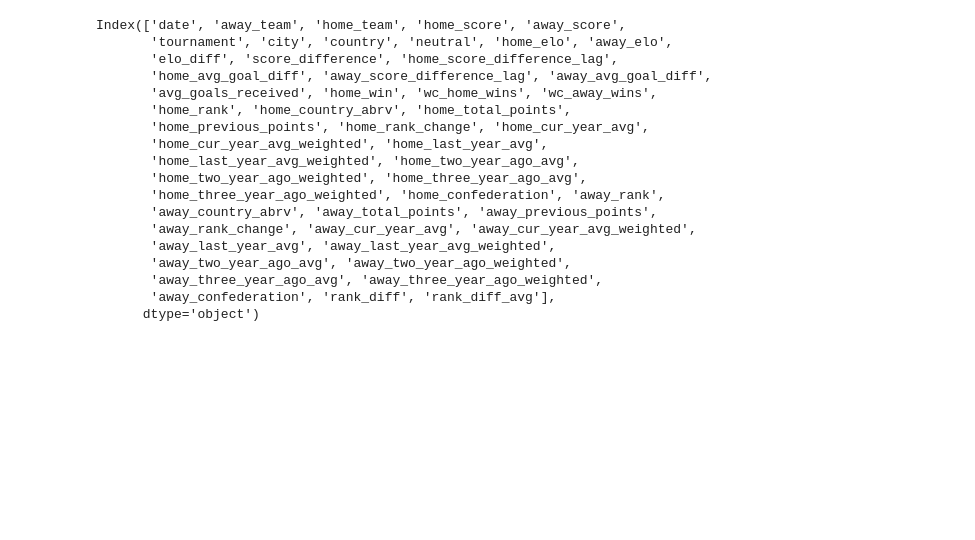
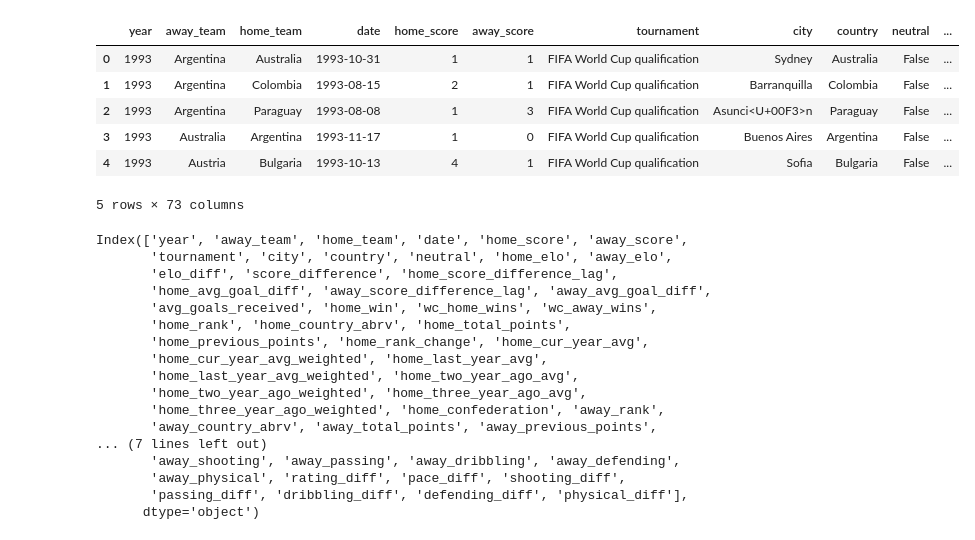
Before and after one commit to Villux/world_cup, a Jupyter notebook: world_cup_predictor.ipynb, the cells around one changed output. Saved outputs shown, nothing was run; the diff lists cells and outputs as text; code cells hidden in the pictures; blank space fills up the shorter version.

```diff
--- a/world_cup_predictor.ipynb
+++ b/world_cup_predictor.ipynb
@@ -16,29 +14,37 @@ from sklearn.model_selection import train_test_split
 import matplotlib.pyplot as plt
 %matplotlib inline
 # %%
-dataset = pd.read_csv('dataset.csv')
+dataset = pd.read_csv('dataset_player_rating_augmented.csv')
 dataset = dataset.drop(['Unnamed: 0'], axis=1)
 dataset.head()
-print(dataset.columns)
 # %% [output]
+|  | year | away_team | home_team | date | home_score | away_score | tournament | city | country | neutral | ... |
+| 0 | 1993 | Argentina | Australia | 1993-10-31 | 1 | 1 | FIFA World Cup qualification | Sydney | Australia | False | ... |
+| 1 | 1993 | Argentina | Colombia | 1993-08-15 | 2 | 1 | FIFA World Cup qualification | Barranquilla | Colombia | False | ... |
+| 2 | 1993 | Argentina | Paraguay | 1993-08-08 | 1 | 3 | FIFA World Cup qualification | Asunci<U+00F3>n | Paraguay | False | ... |
+| 3 | 1993 | Australia | Argentina | 1993-11-17 | 1 | 0 | FIFA World Cup qualification | Buenos Aires | Argentina | False | ... |
+| 4 | 1993 | Austria | Bulgaria | 1993-10-13 | 4 | 1 | FIFA World Cup qualification | Sofia | Bulgaria | False | ... |
-Index(['date', 'away_team', 'home_team', 'home_score', 'away_score',
-       'tournament', 'city', 'country', 'neutral', 'home_elo', 'away_elo',
-       'elo_diff', 'score_difference', 'home_score_difference_lag',
-       'home_avg_goal_diff', 'away_score_difference_lag', 'away_avg_goal_diff',
-       'avg_goals_received', 'home_win', 'wc_home_wins', 'wc_away_wins',
-       'home_rank', 'home_country_abrv', 'home_total_points',
-       'home_previous_points', 'home_rank_change', 'home_cur_year_avg',
-       'home_cur_year_avg_weighted', 'home_last_year_avg',
-       'home_last_year_avg_weighted', 'home_two_year_ago_avg',
-       'home_two_year_ago_weighted', 'home_three_year_ago_avg',
-       'home_three_year_ago_weighted', 'home_confederation', 'away_rank',
-       'away_country_abrv', 'away_total_points', 'away_previous_points',
-       'away_rank_change', 'away_cur_year_avg', 'away_cur_year_avg_weighted',
-       'away_last_year_avg', 'away_last_year_avg_weighted',
-       'away_two_year_ago_avg', 'away_two_year_ago_weighted',
-       'away_three_year_ago_avg', 'away_three_year_ago_weighted',
-       'away_confederation', 'rank_diff', 'rank_diff_avg'],
-      dtype='object')
+5 rows × 73 columns
+# %%
+dataset.columns
+# %% [output]
+Index(['year', 'away_team', 'home_team', 'date', 'home_score', 'away_score',
+       'tournament', 'city', 'country', 'neutral', 'home_elo', 'away_elo',
+       'elo_diff', 'score_difference', 'home_score_difference_lag',
+       'home_avg_goal_diff', 'away_score_difference_lag', 'away_avg_goal_diff',
+       'avg_goals_received', 'home_win', 'wc_home_wins', 'wc_away_wins',
+       'home_rank', 'home_country_abrv', 'home_total_points',
+       'home_previous_points', 'home_rank_change', 'home_cur_year_avg',
+       'home_cur_year_avg_weighted', 'home_last_year_avg',
+       'home_last_year_avg_weighted', 'home_two_year_ago_avg',
+       'home_two_year_ago_weighted', 'home_three_year_ago_avg',
+       'home_three_year_ago_weighted', 'home_confederation', 'away_rank',
+       'away_country_abrv', 'away_total_points', 'away_previous_points',
+... (7 lines left out)
+       'away_shooting', 'away_passing', 'away_dribbling', 'away_defending',
+       'away_physical', 'rating_diff', 'pace_diff', 'shooting_diff',
+       'passing_diff', 'dribbling_diff', 'defending_diff', 'physical_diff'],
+      dtype='object')
 # %%
 def get_previous_goals(row):
     home = row["home_team"]
```
Also changed, not shown: parts of 31 cells of this notebook.
